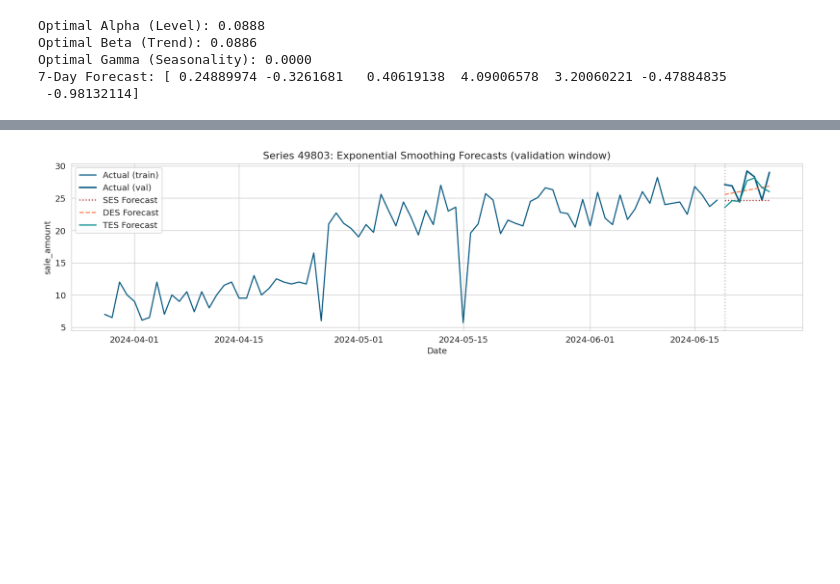
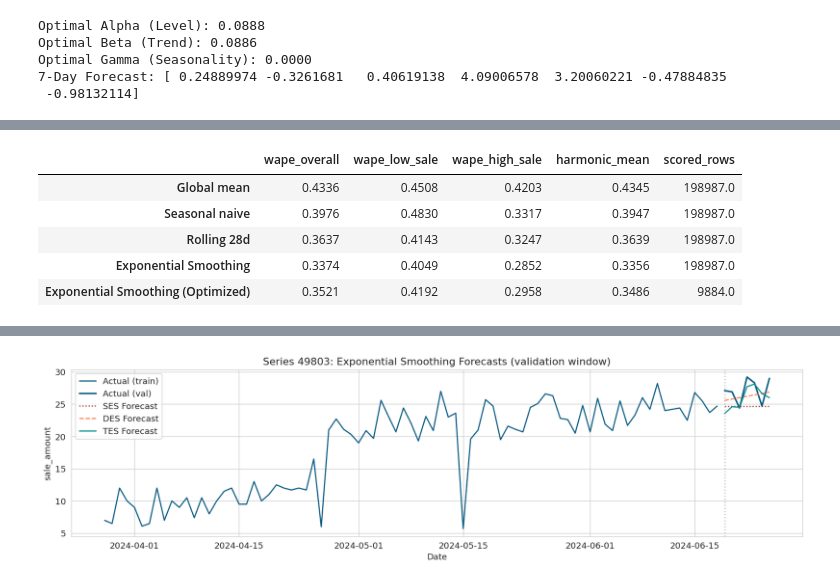
Before and after one commit to panhpham2000/Fresh-Retail, a Jupyter notebook: Copy_of_freshretail_starter.ipynb, the cells around one changed output, grey strips where cells are left out. Cells and saved outputs as stored; diff of their text form; code cells hidden in the pictures; blank space fills up the shorter version.

```diff
--- a/Copy_of_freshretail_starter.ipynb
+++ b/Copy_of_freshretail_starter.ipynb
@@ -807,0 +808,68 @@ display(updated_results_df)
+# %%
+import pandas as pd
+import numpy as np
+from statsmodels.tsa.holtwinters import ExponentialSmoothing
+import warnings
+warnings.filterwarnings('ignore')
+
+# 1. Select a statistically robust sample of 2,500 products
+np.random.seed(42)
+optimized_sample_ids = np.random.choice(train['series_id'].unique(), size=2500, replace=False)
+
+print("Letting Python calculate optimal Alpha, Beta, and Gamma for each item...")
+
+es_forecasts = {}
+alphas, betas, gammas = [], [], []
+
+# 2. The True Optimization Loop
+for sid in optimized_sample_ids:
+    series_data = train[train['series_id'] == sid].sort_values('day_idx')
+    history = series_data['sale_amount'].values
+
+    try:
+        # We leave parameters empty so Python math libraries automatically find the absolute best values
+        model = ExponentialSmoothing(history, trend='add', seasonal='add', seasonal_periods=7)
+        fitted_model = model.fit()
+
+        # Save the mathematically optimal parameters Python found
+        alphas.append(fitted_model.params['smoothing_level'])
+        betas.append(fitted_model.params['smoothing_trend'])
+        gammas.append(fitted_model.params['smoothing_seasonal'])
+
+        # Generate and clean forecast
+        pred = fitted_model.forecast(steps=7)
+        pred = np.clip(pred, 0, None)
+    except:
+        # Fallback if a specific item's data is too sparse to optimize
+        pred = np.repeat(history.mean(), 7)
+
+    es_forecasts[sid] = pred
+
+print("Optimization complete! Gathering parameter statistics...")
+
+# 3. Print the actual calculated parameters
+print("\n=== PYTHON'S CALCULATED OPTIMAL PARAMETERS (AVERAGES) ===")
+print(f"Calculated Optimal Alpha (Level):   {np.nanmean(alphas):.4f}")
+print(f"Calculated Optimal Beta (Trend):    {np.nanmean(betas):.4f}")
+print(f"Calculated Optimal Gamma (Seasonal): {np.nanmean(gammas):.4f}")
+
+# 4. Filter validation data to match our optimized group and score it
+sample_val = val[val['series_id'].isin(optimized_sample_ids)].copy()
+
+def get_es_pred(row):
+    sid = row['series_id']
+    day_idx = row['day_idx']
+    step = int(day_idx - 84)
+    if sid in es_forecasts and 0 <= step < 7:
+        return es_forecasts[sid][step]
+    return 0
+
+sample_val['Exponential Smoothing'] = sample_val.apply(get_es_pred, axis=1)
+es_results = evaluate_forecast(sample_val, pred_col='Exponential Smoothing')
+
+# 5. Add it properly to the main dashboard dictionary
+results['Exponential Smoothing (Optimized)'] = es_results
+
+print("\n=== Updated Leaderboard ===")
+display(pd.DataFrame(results).T)
+# %% [output]
@@ -807,0 +885,6 @@ display(updated_results_df)
+|  | wape_overall | wape_low_sale | wape_high_sale | harmonic_mean | scored_rows |
+| Global mean | 0.4336 | 0.4508 | 0.4203 | 0.4345 | 198987.0 |
+| Seasonal naive | 0.3976 | 0.4830 | 0.3317 | 0.3947 | 198987.0 |
+| Rolling 28d | 0.3637 | 0.4143 | 0.3247 | 0.3639 | 198987.0 |
+| Exponential Smoothing | 0.3374 | 0.4049 | 0.2852 | 0.3356 | 198987.0 |
+| Exponential Smoothing (Optimized) | 0.3521 | 0.4192 | 0.2958 | 0.3486 | 9884.0 |
```
Also changed, not shown: parts of 5 cells of this notebook.
